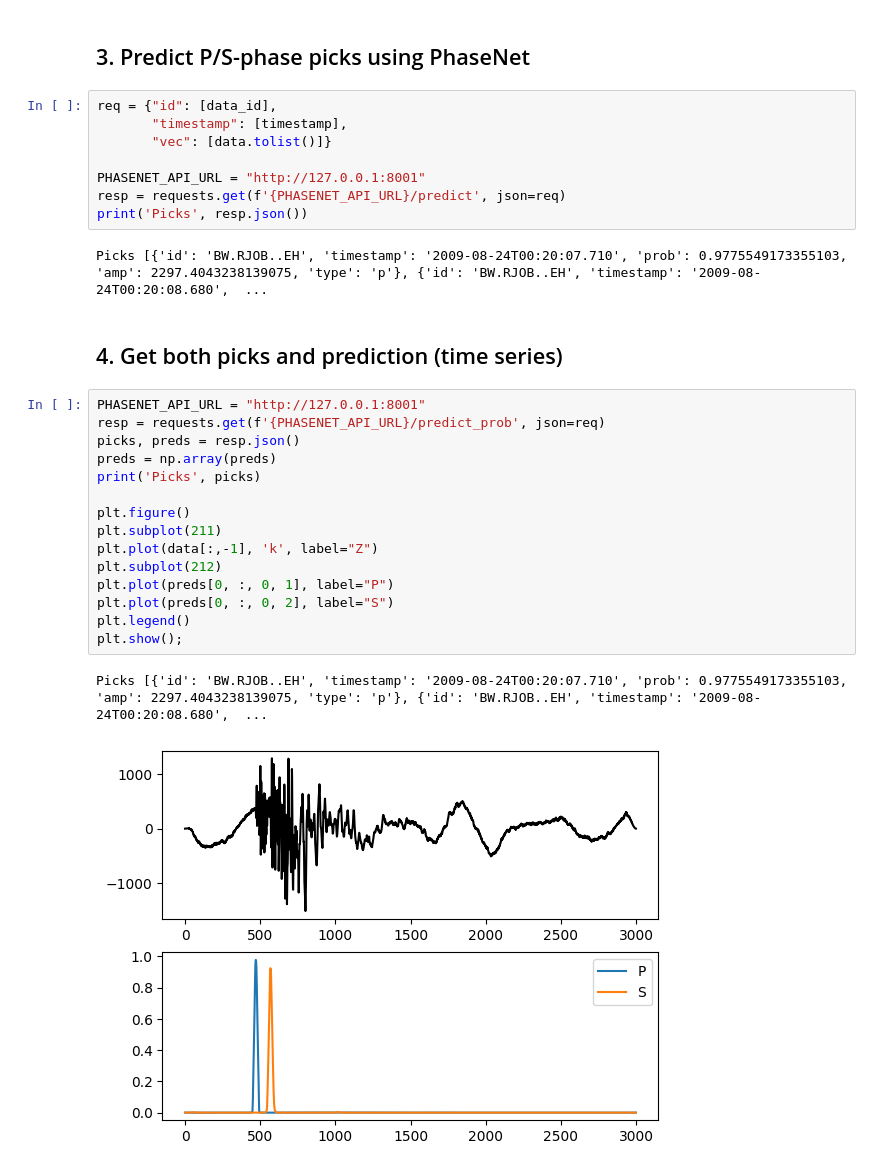
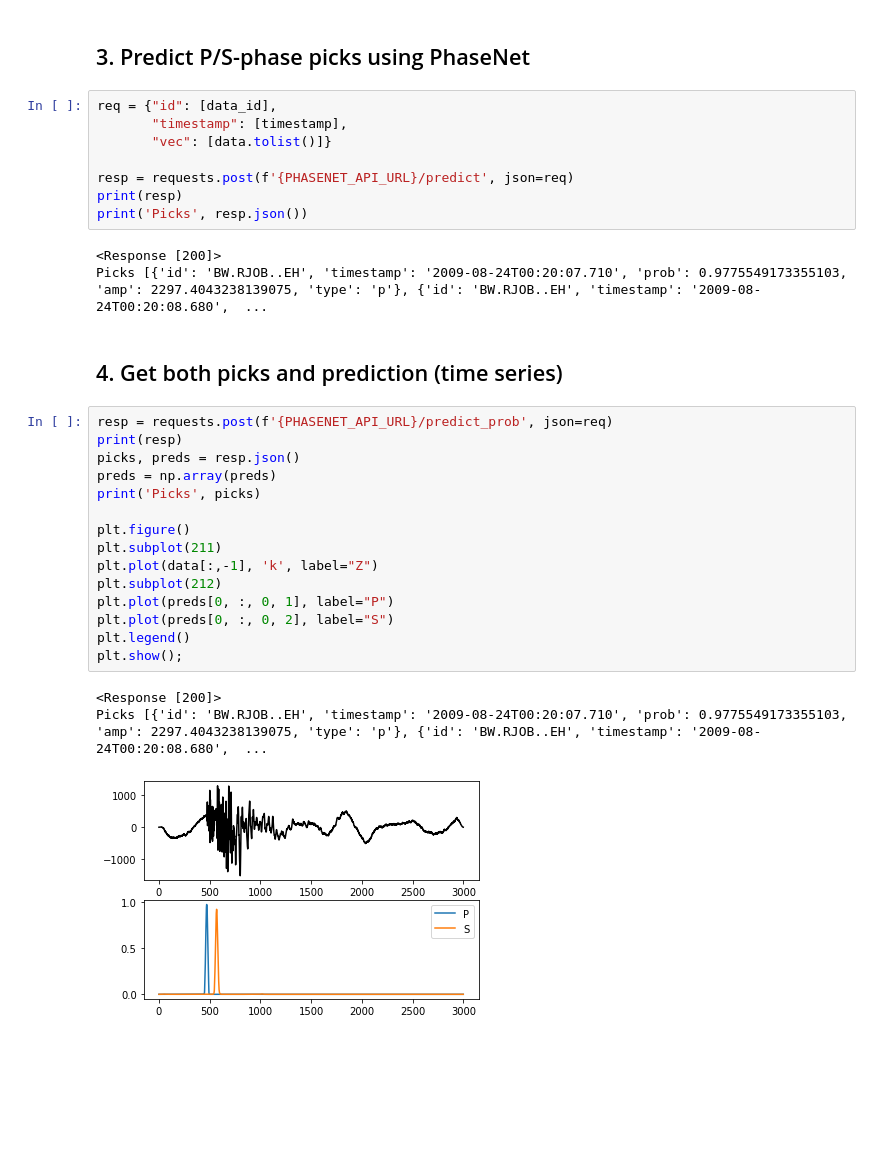
Before and after one commit to AI4EPS/PhaseNet, a Jupyter notebook: docs/example_interactive.ipynb, the cells around one changed output. Drawn from its saved outputs; the diff is of its cells as text; blank space fills up the shorter version.

```diff
--- a/docs/example_interactive.ipynb
+++ b/docs/example_interactive.ipynb
@@ -45,28 +45,30 @@ req = {"id": [data_id],
        "timestamp": [timestamp],
        "vec": [data.tolist()]}
 
-PHASENET_API_URL = "http://127.0.0.1:8001"
-resp = requests.get(f'{PHASENET_API_URL}/predict', json=req)
+resp = requests.post(f'{PHASENET_API_URL}/predict', json=req)
+print(resp)
 print('Picks', resp.json())
 # %% [output]
+<Response [200]>
 Picks [{'id': 'BW.RJOB..EH', 'timestamp': '2009-08-24T00:20:07.710', 'prob': 0.9775549173355103, 'amp': 2297.4043238139075, 'type': 'p'}, {'id': 'BW.RJOB..EH', 'timestamp': '2009-08-24T00:20:08.680',  ...
 # %% [markdown]
 ## 4. Get both picks and prediction (time series)
 # %%
-PHASENET_API_URL = "http://127.0.0.1:8001"
-resp = requests.get(f'{PHASENET_API_URL}/predict_prob', json=req)
+resp = requests.post(f'{PHASENET_API_URL}/predict_prob', json=req)
+print(resp)
 picks, preds = resp.json()
 preds = np.array(preds)
 print('Picks', picks)
 
 plt.figure()
 plt.subplot(211)
 plt.plot(data[:,-1], 'k', label="Z")
 plt.subplot(212)
 plt.plot(preds[0, :, 0, 1], label="P")
 plt.plot(preds[0, :, 0, 2], label="S")
 plt.legend()
 plt.show();
 # %% [output]
+<Response [200]>
 Picks [{'id': 'BW.RJOB..EH', 'timestamp': '2009-08-24T00:20:07.710', 'prob': 0.9775549173355103, 'amp': 2297.4043238139075, 'type': 'p'}, {'id': 'BW.RJOB..EH', 'timestamp': '2009-08-24T00:20:08.680',  ...
-[figure, old version]
+[figure, new version]
```
